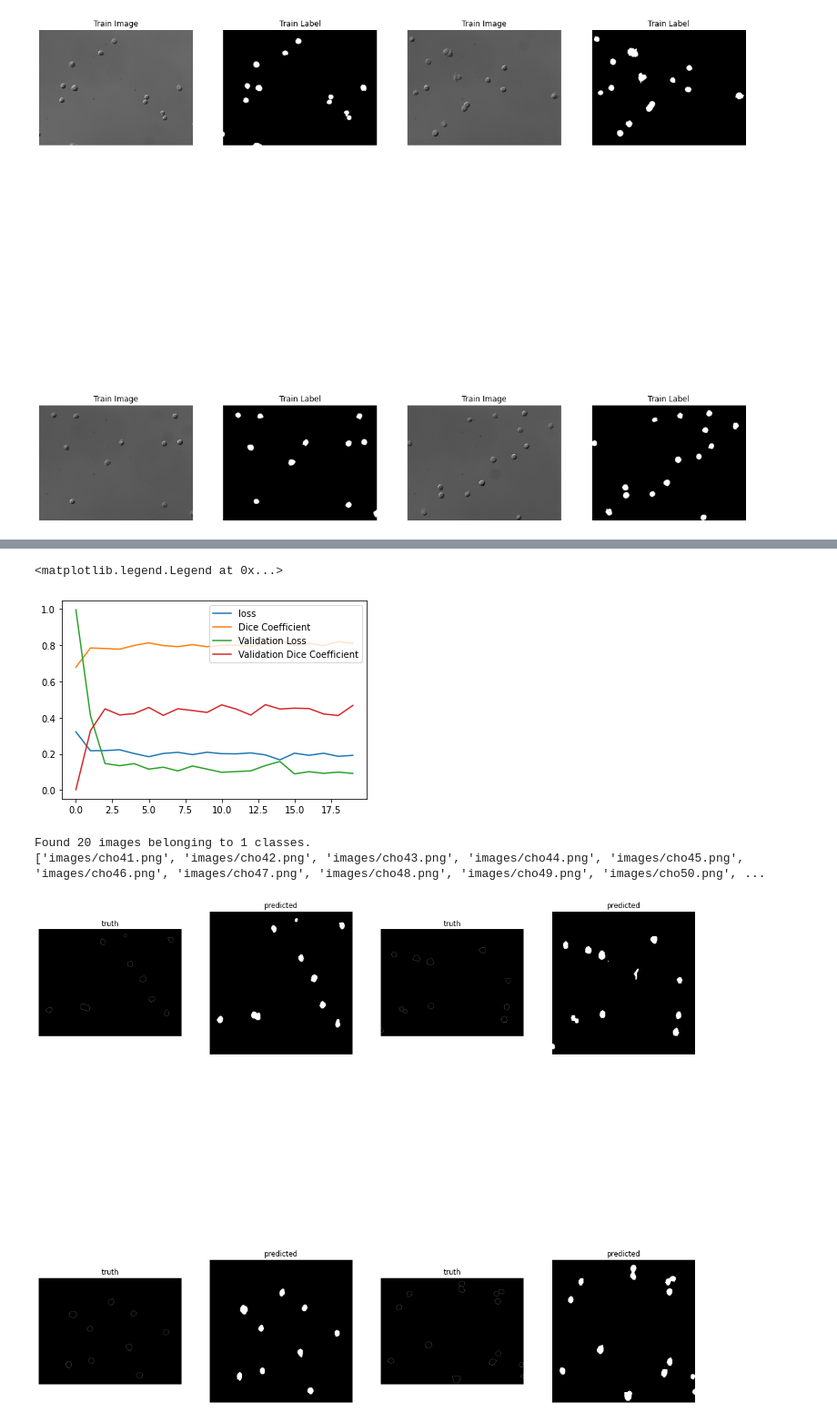
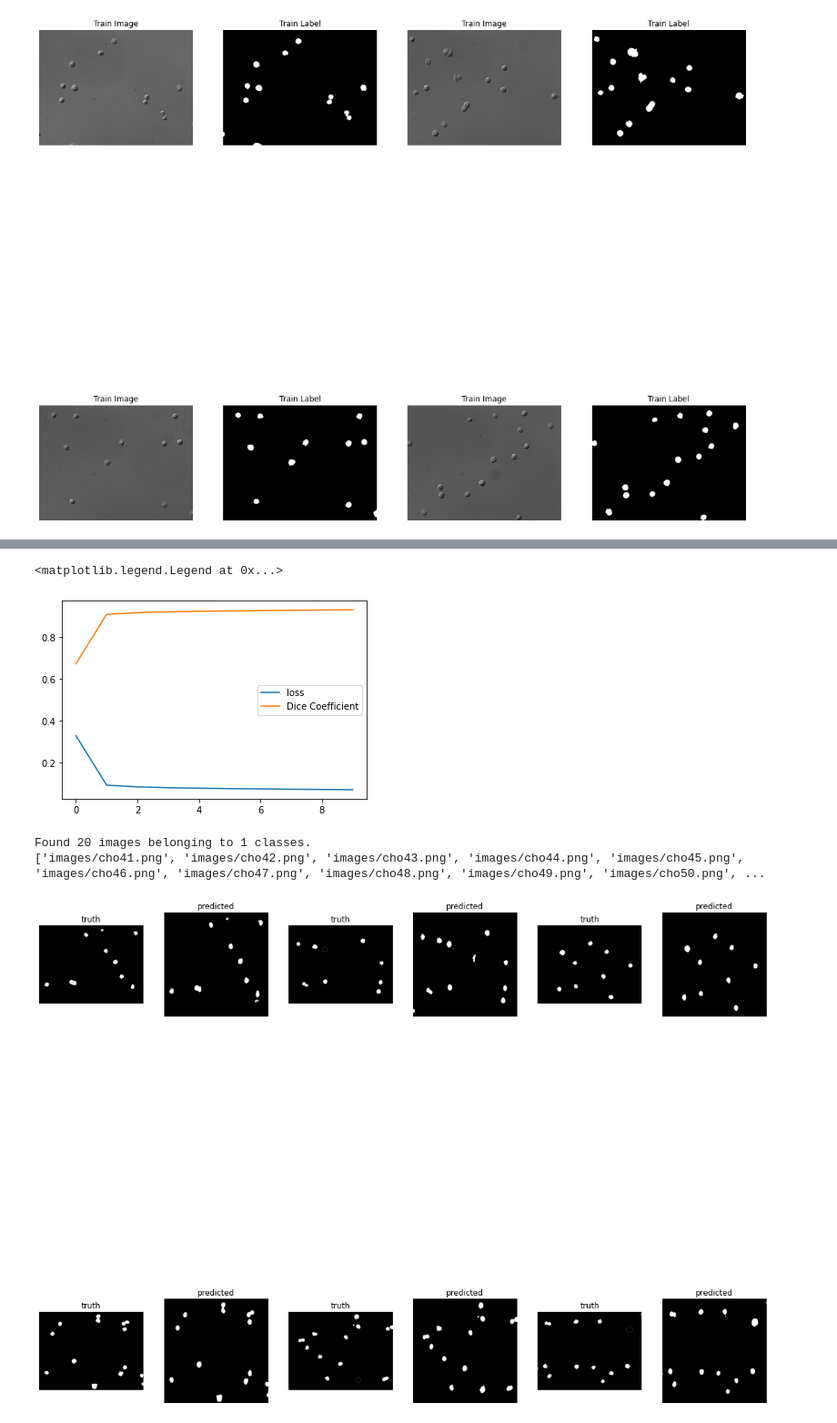
Before and after one commit to Nelson-Gon/cytounet, a Jupyter notebook: examples/example_usage.ipynb, the cells around one changed output, grey strips where cells are left out. Shown at 91% size. Saved outputs shown, nothing was run; the diff lists cells and outputs as text; code cells hidden in the pictures.

Commit message:
Train-Validate-Test

```diff
--- a/examples/example_usage.ipynb
+++ b/examples/example_usage.ipynb
@@ -71,16 +70,14 @@ Epoch 20/20
 # %%
 plt.plot(history.history['loss'])
 plt.plot(history.history['dice_coef'])
-plt.plot(history.history['val_loss'])
-plt.plot(history.history['val_dice_coef'])
-plt.legend(('loss', 'Dice Coefficient', 'Validation Loss', 'Validation Dice Coefficient'))
+plt.legend(('loss', 'Dice Coefficient'))
 # %% [output]
 <matplotlib.legend.Legend at 0x...>
-[figure, old version]
+[figure, new version]
 # %%
 model.save("cho.hdf5")
 # %%
-y_test = read_images("examples/BBBC030_v1/test_truth",image_suffix="png")
+y_test = read_images("examples/BBBC030_v1/test_truth/new_outlines",image_suffix="png")
 # %%
 results = predict(test_path="examples/BBBC030_v1/test",model_weights= "cho.hdf5",train_seed = 12,
                   target_size = (256, 256),custom_loss = {'dice_coef': dice_coef,
@@ -89,6 +86,6 @@ results = predict(test_path="examples/BBBC030_v1/test",model_weights= "cho.hdf5"
 Found 20 images belonging to 1 classes.
 ['images/cho41.png', 'images/cho42.png', 'images/cho43.png', 'images/cho44.png', 'images/cho45.png', 'images/cho46.png', 'images/cho47.png', 'images/cho48.png', 'images/cho49.png', 'images/cho50.png', ...
 # %%
-show_images(y_test, results,number = 4, titles=['truth', 'predicted'], figure_size=(20,20))
+show_images(y_test, results,number = 6, titles=['truth', 'predicted'], figure_size=(20,20))
 # %% [output]
-[figure, old version]
+[figure, new version]
```
Also changed, not shown: parts of 5 cells of this notebook.
